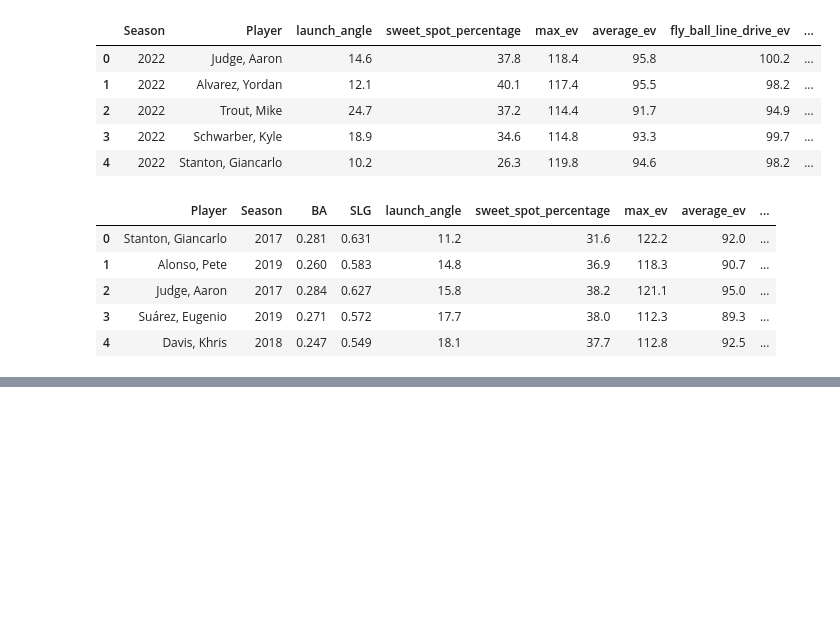
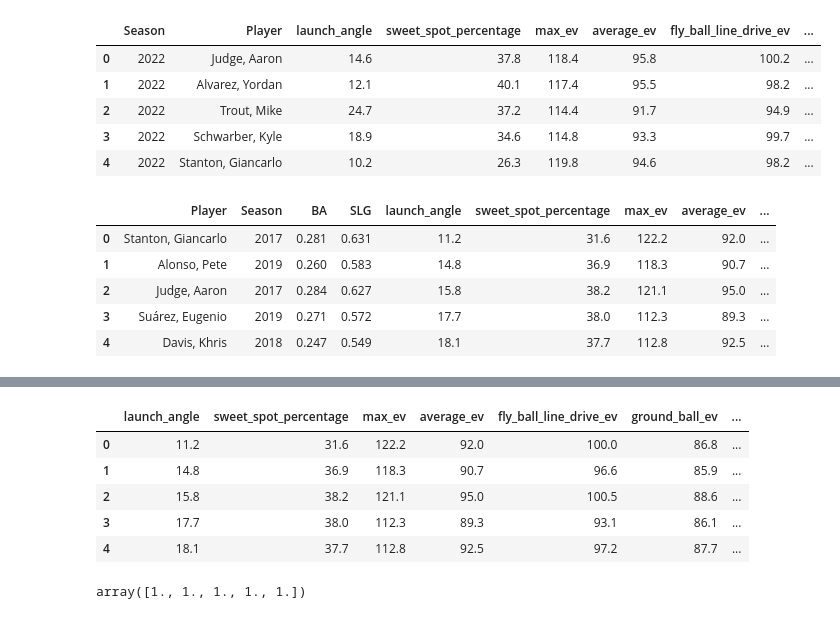
Before and after one commit to Karall0k/Machine_Learning, a Jupyter notebook: data_cleaning.ipynb, the cells around one changed output, grey strips where cells are left out. Saved outputs shown, nothing was run; the diff lists cells and outputs as text; code cells hidden in the pictures; blank space fills up the shorter version.

```diff
--- a/data_cleaning.ipynb
+++ b/data_cleaning.ipynb
@@ -105,0 +137,18 @@ batting_df.head()
+# %%
+# Define features set
+X = batting_df.copy()
+X.drop(['Player', 'Season', 'BA > AVG', 'SLG > AVG'], axis=1, inplace=True)
+X.head()
+# %% [output]
+|  | launch_angle | sweet_spot_percentage | max_ev | average_ev | fly_ball_line_drive_ev | ground_ball_ev | ... |
+| 0 | 11.2 | 31.6 | 122.2 | 92.0 | 100.0 | 86.8 | ... |
+| 1 | 14.8 | 36.9 | 118.3 | 90.7 | 96.6 | 85.9 | ... |
+| 2 | 15.8 | 38.2 | 121.1 | 95.0 | 100.5 | 88.6 | ... |
+| 3 | 17.7 | 38.0 | 112.3 | 89.3 | 93.1 | 86.1 | ... |
+| 4 | 18.1 | 37.7 | 112.8 | 92.5 | 97.2 | 87.7 | ... |
+# %%
+# Define target vector
+y = batting_df['SLG > AVG'].ravel()
+y[:5]
+# %% [output]
+array([1., 1., 1., 1., 1.])
```
Also changed, not shown: parts of 13 cells of this notebook.
